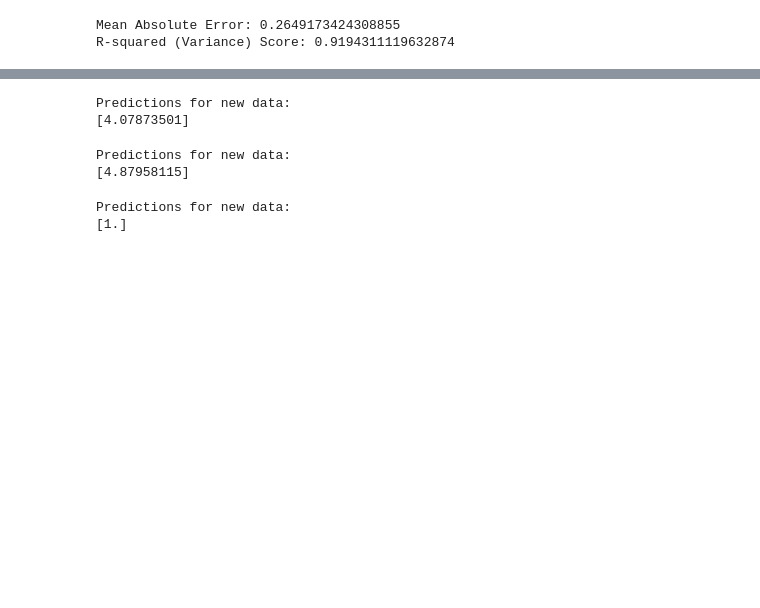
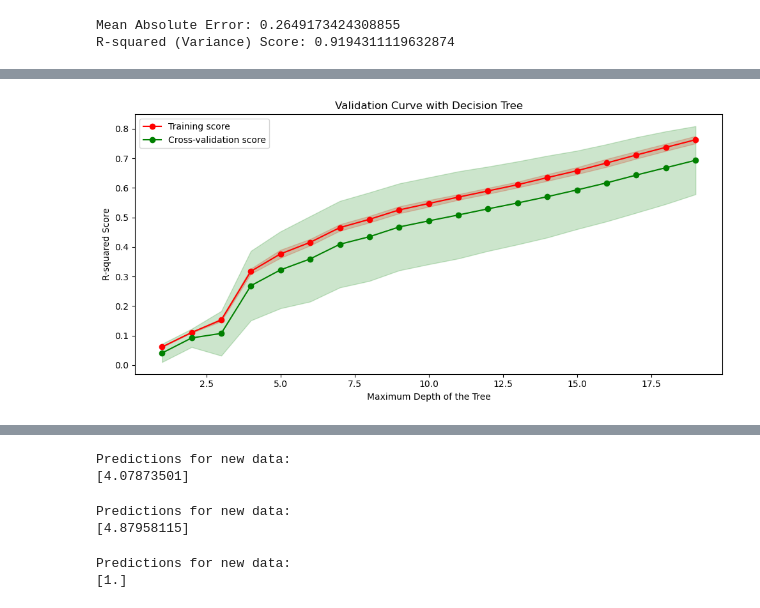
Before and after one commit to Inupa6677/DSGP-GROUP-9, a Jupyter notebook: accident analysis with different parameters.ipynb, the cells around one changed output, grey strips where cells are left out. Drawn from its saved outputs; the diff is of its cells as text; code cells hidden in the pictures; blank space fills up the shorter version.

```diff
--- a/accident analysis with different parameters.ipynb
+++ b/accident analysis with different parameters.ipynb
@@ -1064 +1158,47 @@ Accuracy (Percentage): 99.15%
+# %%
+import matplotlib.pyplot as plt
+from sklearn.model_selection import validation_curve
+
+# Define a range of maximum depths to investigate for model complexity
+param_range = np.arange(1, 20)
+
+# Calculate the training and test scores using validation_curve
+train_scores, test_scores = validation_curve(
+    DecisionTreeRegressor(random_state=42),
+    X=df_selected.drop('Accident_Count', axis=1),
+    y=df_selected['Accident_Count'],
+    param_name="max_depth",
+    param_range=param_range,
+    scoring="r2",
+    cv=10
+)
+
+# Calculate means and standard deviations of training set scores
+train_mean = np.mean(train_scores, axis=1)
+train_std = np.std(train_scores, axis=1)
+
+# Calculate means and standard deviations of test set scores
+test_mean = np.mean(test_scores, axis=1)
+test_std = np.std(test_scores, axis=1)
+
+# Plot the validation curve
+plt.figure(figsize=(10, 5))
+
+# Plot mean accuracy scores for training and test sets
+plt.plot(param_range, train_mean, 'o-', color="r", label="Training score")
+plt.plot(param_range, test_mean, 'o-', color="g", label="Cross-validation score")
+
+# Plot the standard deviation as a shaded area around the mean
+plt.fill_between(param_range, train_mean - train_std, train_mean + train_std, color="r", alpha=0.2)
+plt.fill_between(param_range, test_mean - test_std, test_mean + test_std, color="g", alpha=0.2)
+
+# Create plot
+plt.title("Validation Curve with Decision Tree")
+plt.xlabel("Maximum Depth of the Tree")
+plt.ylabel("R-squared Score")
+plt.tight_layout()
+plt.legend(loc="best")
+plt.show()
+# %% [output]
+[figure, added]
 # %%
```
Also changed, not shown: parts of 14 cells of this notebook.
